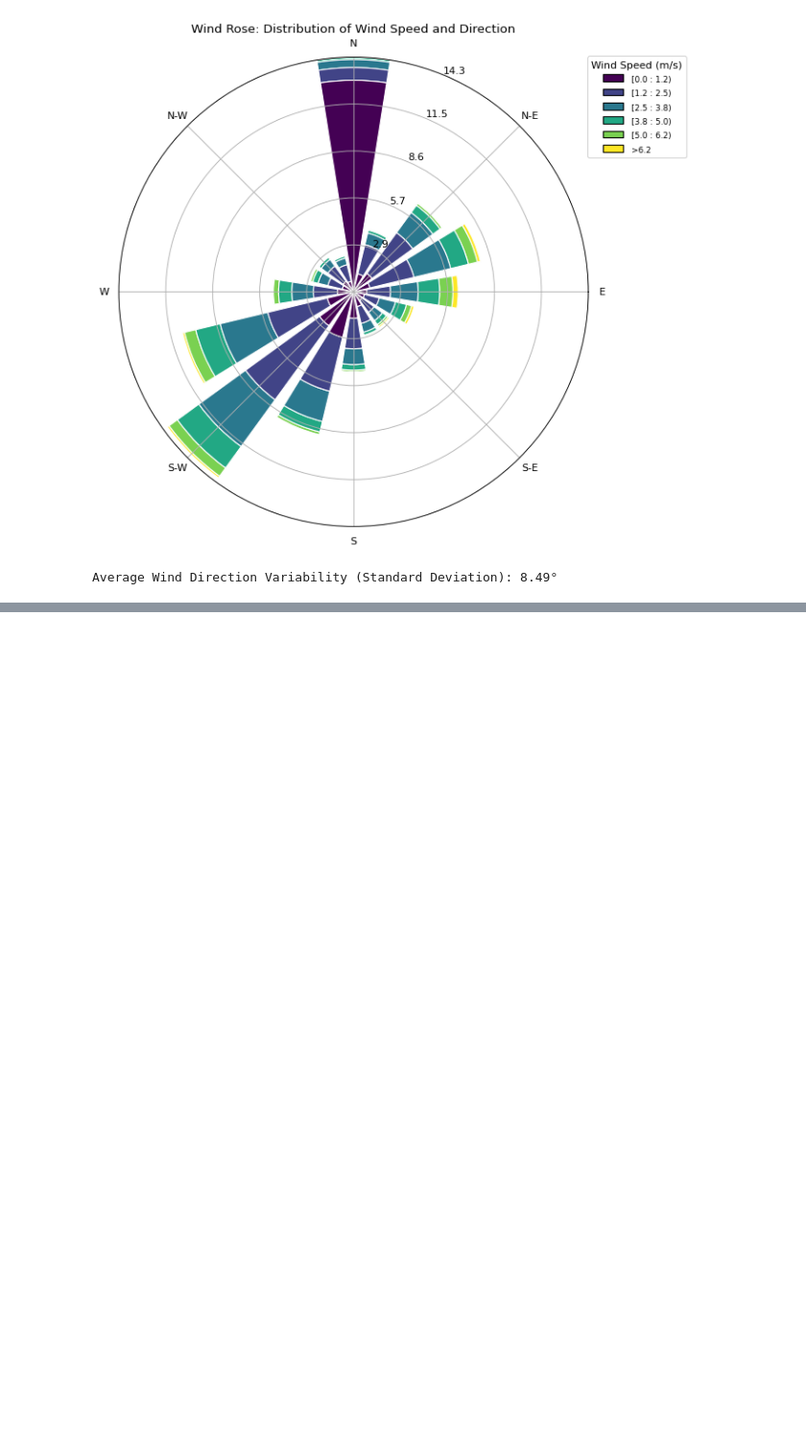
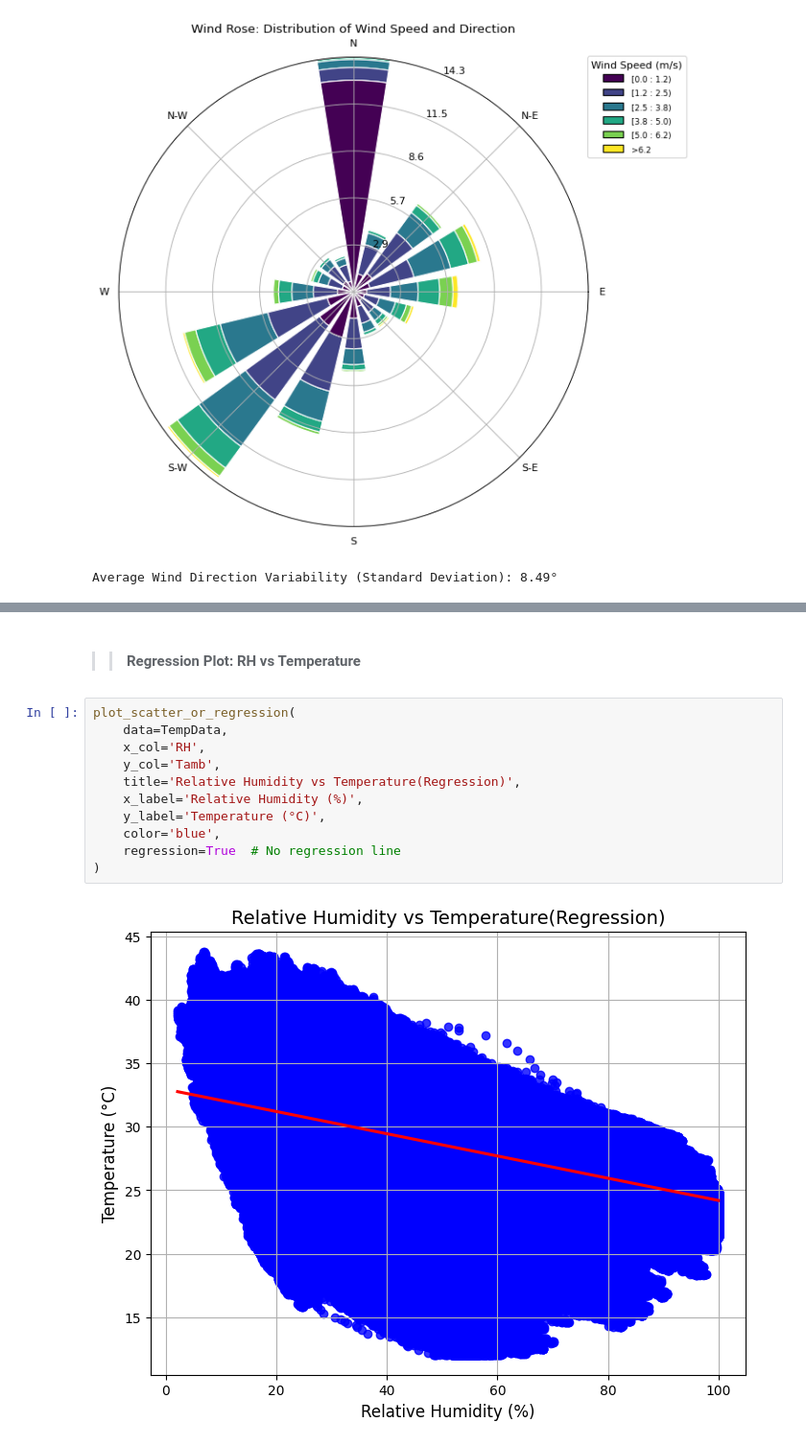
Before and after one commit to naolatomsa/MoonLight-Energy-Solutions-, a Jupyter notebook: notebooks/beninMalanville.ipynb, the cells around one changed output, grey strips where cells are left out. Shown at 96% size. Saved outputs shown, nothing was run; the diff lists cells and outputs as text; blank space fills up the shorter version.

```diff
--- a/notebooks/beninMalanville.ipynb
+++ b/notebooks/beninMalanville.ipynb
@@ -470,0 +512,15 @@ Average Wind Direction Variability (Standard Deviation): 8.49°
+# %% [markdown]
+>> #### Regression Plot: RH vs Temperature
+# %%
+plot_scatter_or_regression(
+    data=TempData,
+    x_col='RH',
+    y_col='Tamb',
+    title='Relative Humidity vs Temperature(Regression)',
+    x_label='Relative Humidity (%)',
+    y_label='Temperature (°C)',
+    color='blue',
+    regression=True  # No regression line
+)
+# %% [output]
+[figure, added]
```
Also changed, not shown: parts of 9 cells of this notebook, 3 other files.
